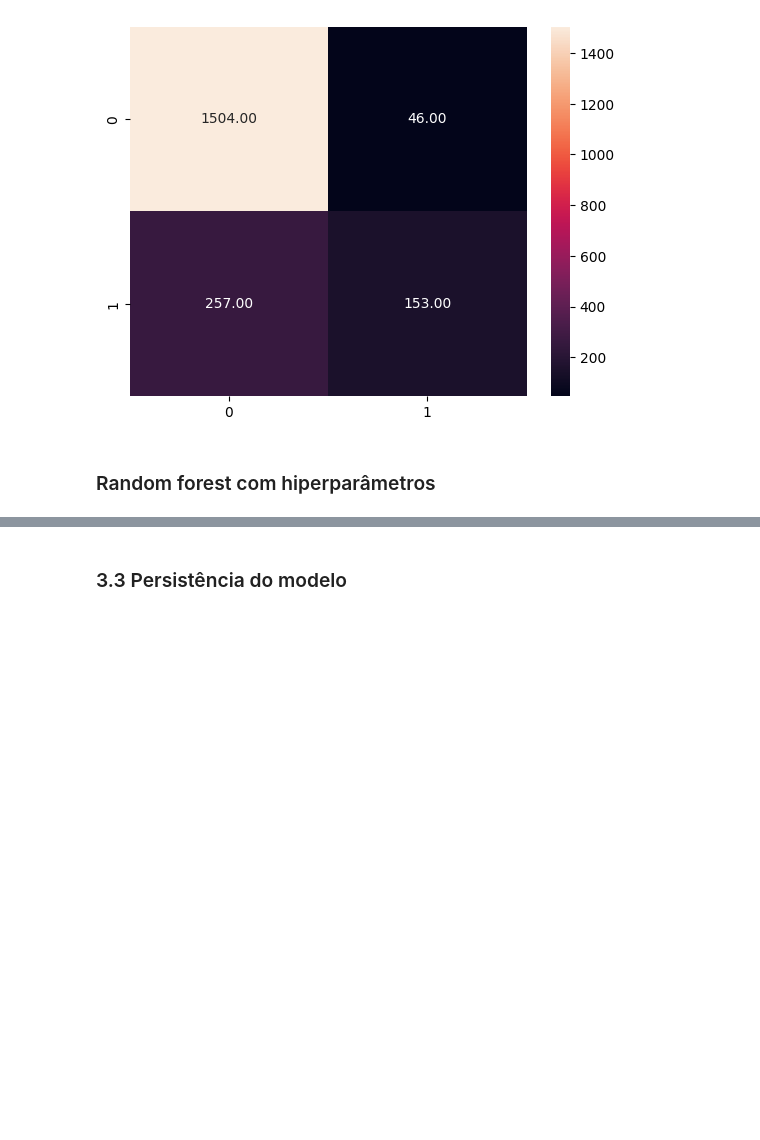
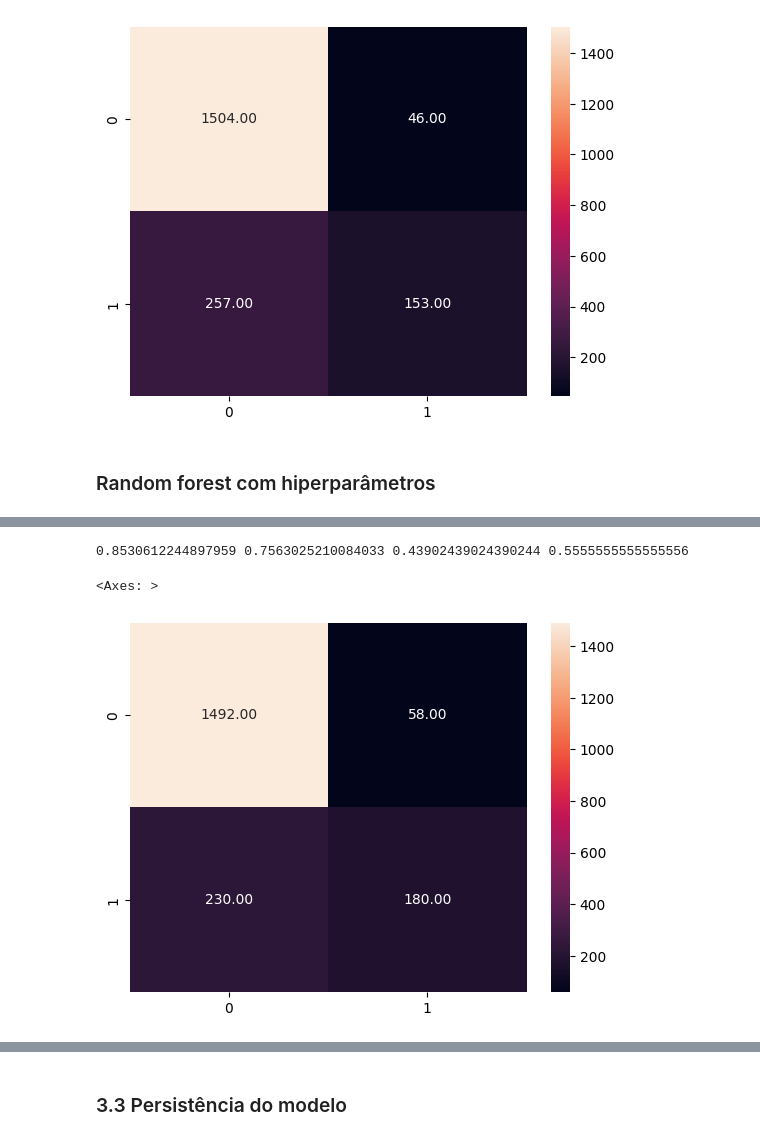
Before and after one commit to atlantico-academy/d20-dragons, a Jupyter notebook: notebooks/02-comparative_analysis.ipynb, the cells around one changed output, grey strips where cells are left out. Drawn from its saved outputs; the diff is of its cells as text; code cells hidden in the pictures; blank space fills up the shorter version.

Commit message:
Treinamento de modelos ML

```diff
--- a/notebooks/02-comparative_analysis.ipynb
+++ b/notebooks/02-comparative_analysis.ipynb
@@ -236,7 +239,7 @@ param_dist = {
 random_search = RandomizedSearchCV(
     estimator=model_rf,
     param_distributions=param_dist,
-    n_iter=100,
+    n_iter=5,
     cv=3,
     verbose=2,
     random_state=42,
@@ -284 +287,18 @@ Traceback (most recent call last):
   warnings.warn(
+# %%
+y_pred = best_model.predict(X_test)
+# %%
+acc = accuracy_score(y_test, y_pred)
+prec = precision_score(y_test, y_pred)
+rec = recall_score(y_test, y_pred)
+mac = f1_score(y_test, y_pred)
+
+print(acc, prec, rec, mac)
+# %% [output]
+0.8530612244897959 0.7563025210084033 0.43902439024390244 0.5555555555555556
+# %%
+cf = confusion_matrix(y_test, y_pred)
+sns.heatmap(cf, annot=True, fmt="0.2f")
+# %% [output]
+<Axes: >
+[figure, added]
```
Also changed, not shown: parts of 14 cells of this notebook.
